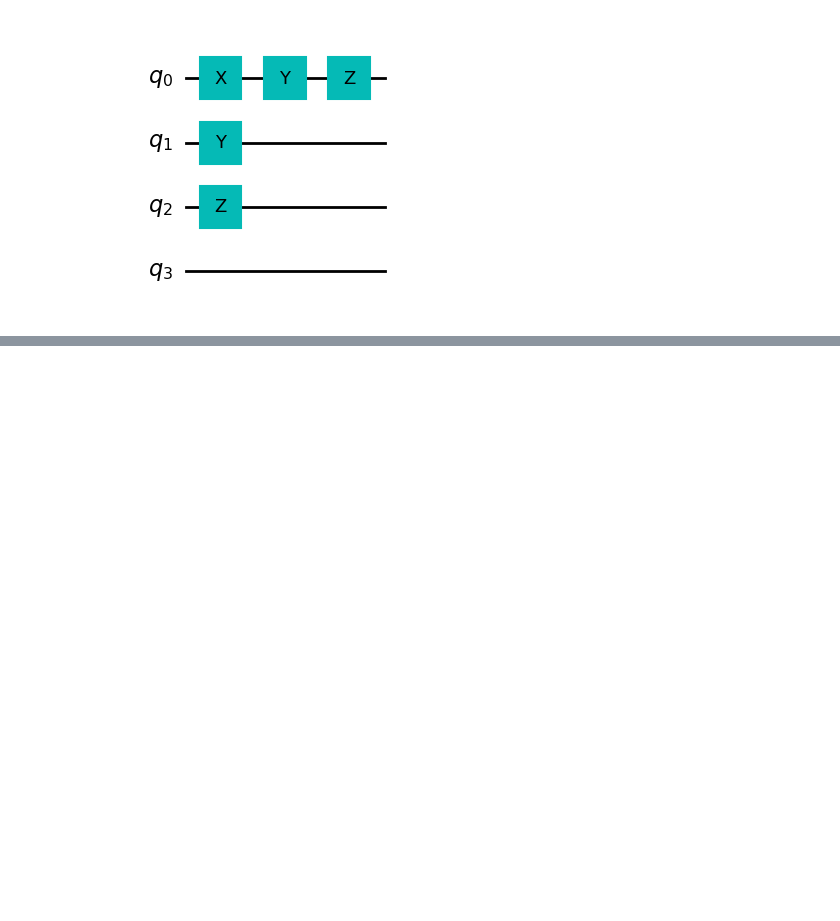
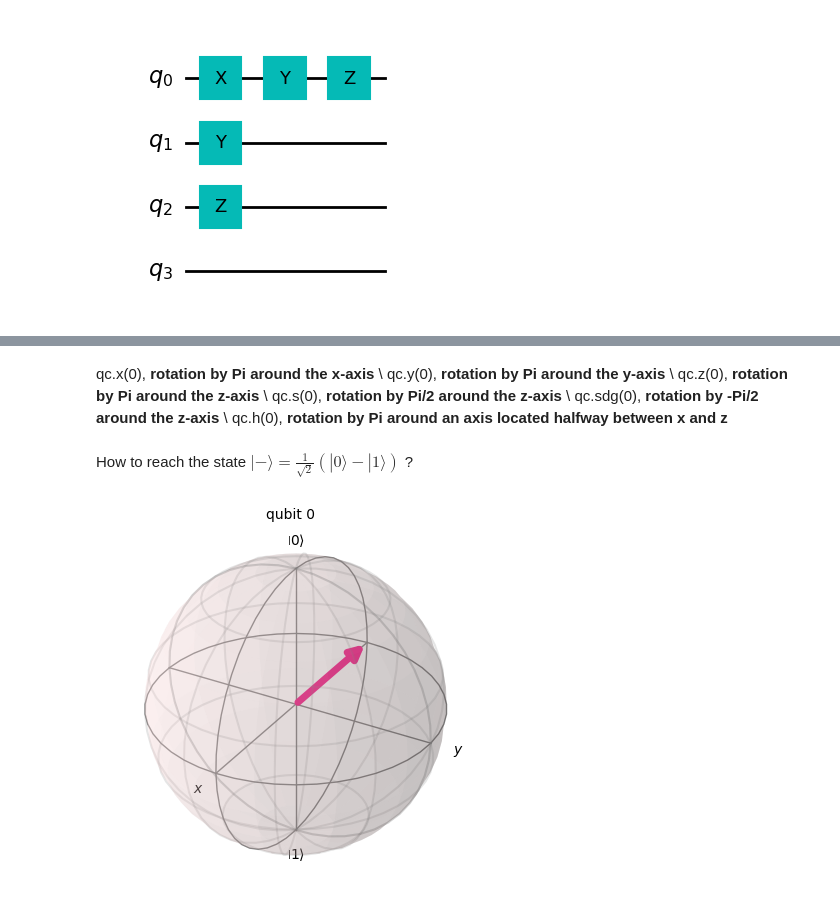
Before and after one commit to sayana25/IQCQ-UPES-2023, a Jupyter notebook: IQCQ2023_SIngleQubit.ipynb, the cells around one changed output, grey strips where cells are left out. Saved outputs shown, nothing was run; the diff lists cells and outputs as text; code cells hidden in the pictures; blank space fills up the shorter version.

```diff
--- a/IQCQ2023_SIngleQubit.ipynb
+++ b/IQCQ2023_SIngleQubit.ipynb
@@ -163,0 +215,20 @@ qc.draw('mpl')
+# %% [markdown]
+qc.x(0), **rotation by Pi around the x-axis** \\
+qc.y(0),  **rotation by Pi around the y-axis** \\
+qc.z(0),  **rotation by Pi around the z-axis** \\
+qc.s(0),    **rotation by Pi/2 around the z-axis** \\
+qc.sdg(0),  **rotation by -Pi/2 around the z-axis** \\
+qc.h(0),    **rotation by Pi around an axis located halfway between x and z**
+# %% [markdown]
+How to reach the state $|-\rangle = \frac{1}{\sqrt{2}}\left(|0\rangle - |1\rangle\right)$ ?
+# %%
+def antisuperposition():
+    qc = QuantumCircuit(1)
+    qc.h(0)
+    qc.z(0) #phase flip
+    return qc
+
+state = Statevector.from_instruction(antisuperposition())
+plot_bloch_multivector(state)
+# %% [output]
+[figure, added]
```
Also changed, not shown: parts of 10 cells of this notebook.
